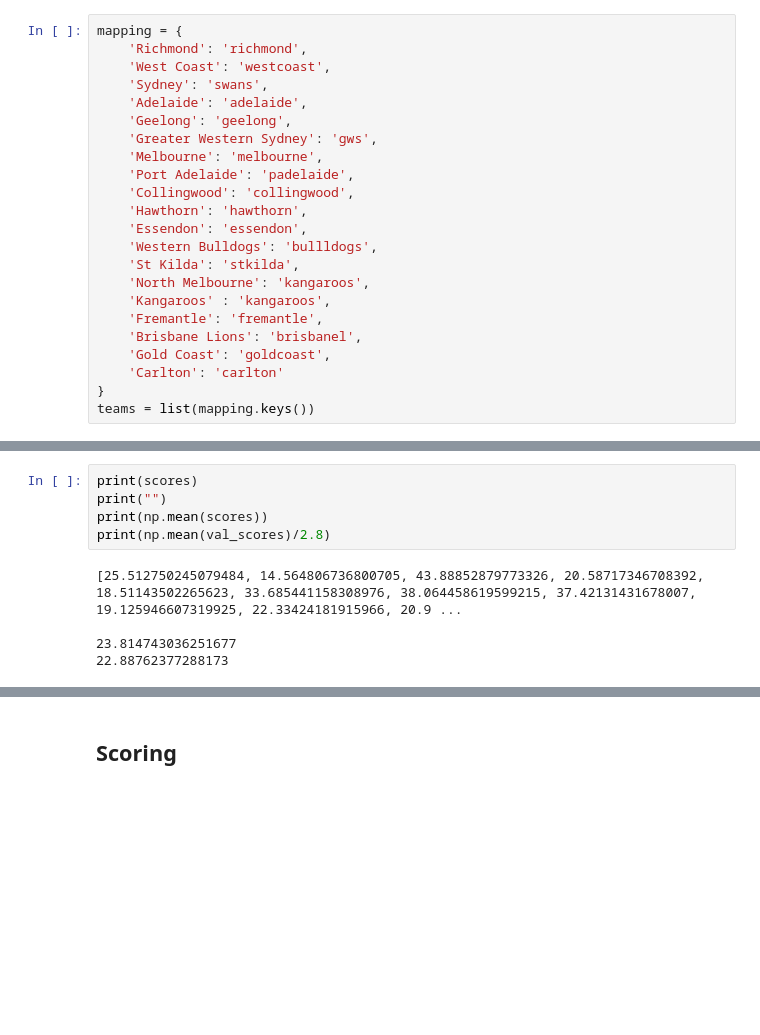
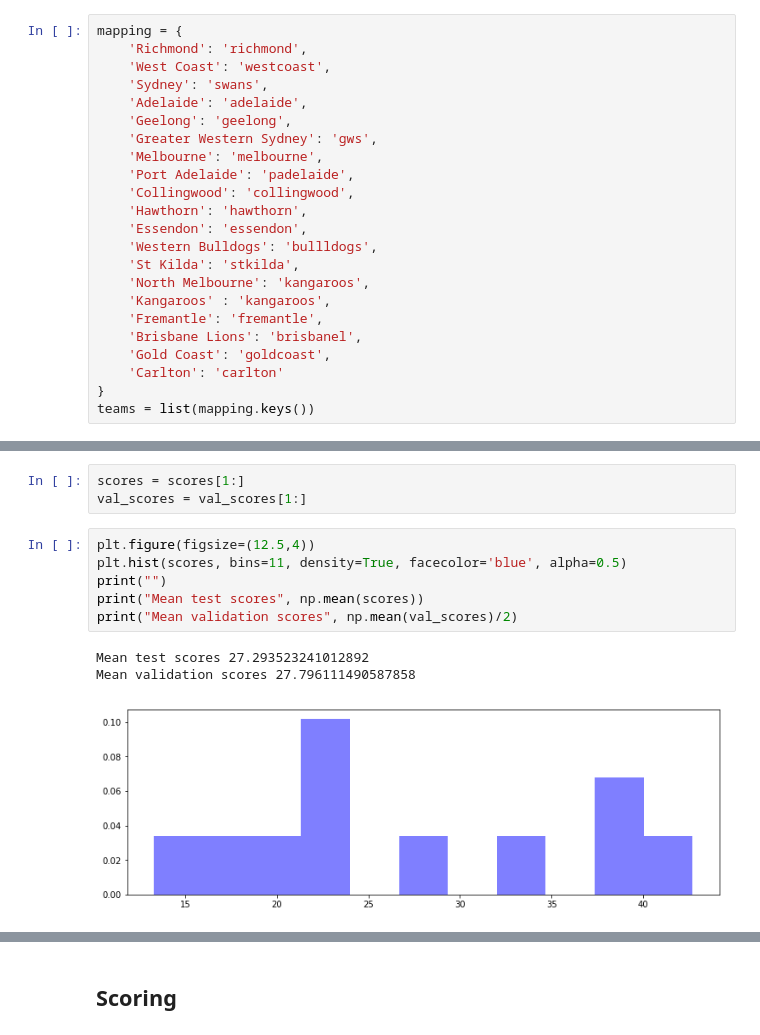
Before and after one commit to toddniven/AFL-Monash-comp, a Jupyter notebook: AFL historical model.ipynb, the cells around one changed output, grey strips where cells are left out. Drawn from its saved outputs; the diff is of its cells as text; blank space fills up the shorter version.

```diff
--- a/AFL historical model.ipynb
+++ b/AFL historical model.ipynb
@@ -120,10 +198,13 @@ XGBClassifier(base_score=0.5555943148420049, booster='gbtree',
+# %%
+scores = scores[1:]
+val_scores = val_scores[1:]
 # %%
-print(scores)
+plt.figure(figsize=(12.5,4))
+plt.hist(scores, bins=11, density=True, facecolor='blue', alpha=0.5)
 print("")
-print(np.mean(scores))
-print(np.mean(val_scores)/2.8)
+print("Mean test scores", np.mean(scores))
+print("Mean validation scores", np.mean(val_scores)/2)
 # %% [output]
-[25.512750245079484, 14.564806736800705, 43.88852879773326, 20.58717346708392, 18.51143502265623, 33.685441158308976, 38.064458619599215, 37.42131431678007, 19.125946607319925, 22.33424181915966, 20.9 ...
-
-23.814743036251677
-22.88762377288173
+Mean test scores 27.293523241012892
+Mean validation scores 27.796111490587858
+[figure, added]
```
Also changed, not shown: parts of 36 cells of this notebook, 3 other files.
